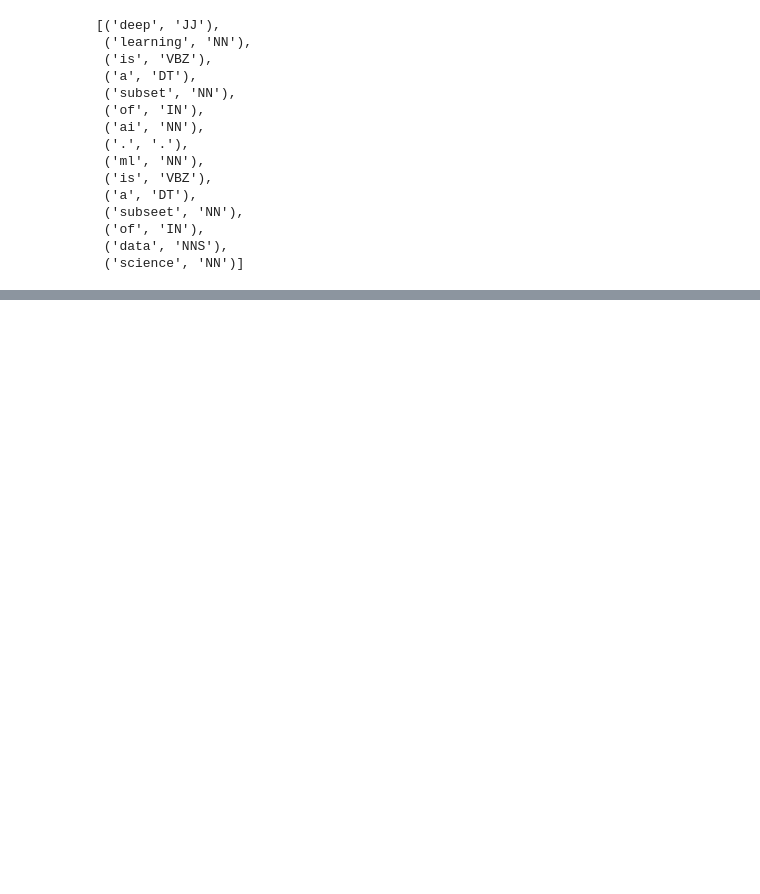
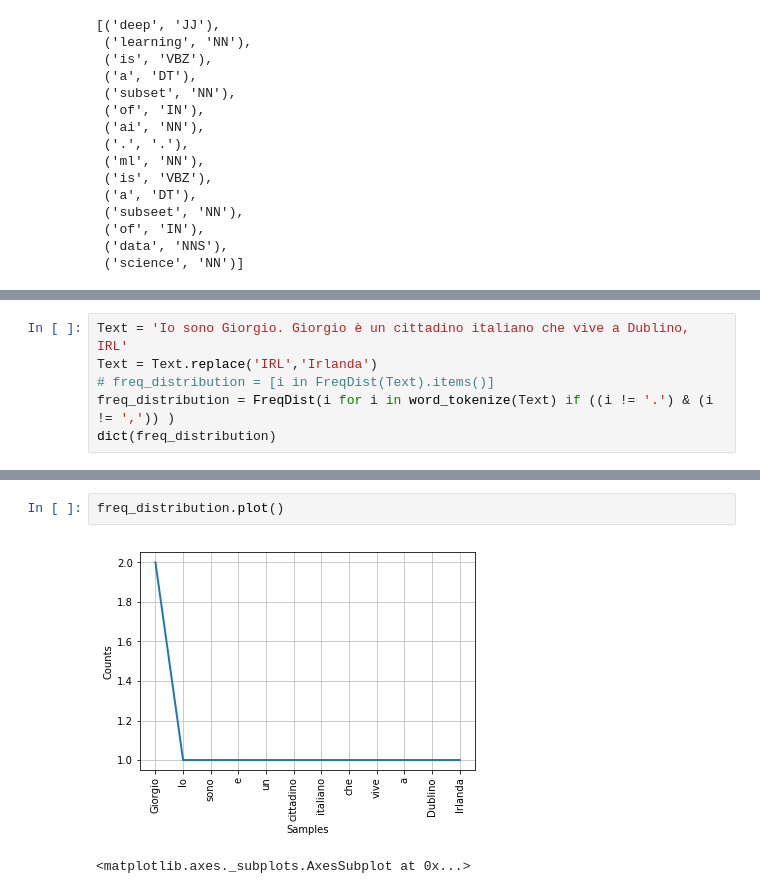
Before and after one commit to giorgiomondauto/NLP, a Jupyter notebook: NLP Practice.ipynb, the cells around one changed output, grey strips where cells are left out. Drawn from its saved outputs; the diff is of its cells as text; blank space fills up the shorter version.

Commit message:
added string manipulation and frequence distribution

```diff
--- a/NLP Practice.ipynb
+++ b/NLP Practice.ipynb
@@ -74,0 +77,6 @@ nltk.pos_tag(word_tokenized)
+# %%
+Text = 'Io sono Giorgio. Giorgio è un cittadino italiano che vive a Dublino, IRL'
+Text = Text.replace('IRL','Irlanda')
+# freq_distribution = [i in FreqDist(Text).items()]
+freq_distribution = FreqDist(i for i in word_tokenize(Text) if ((i != '.') & (i != ',')) )
+dict(freq_distribution)
@@ -74,0 +96,5 @@ nltk.pos_tag(word_tokenized)
+# %%
+freq_distribution.plot()
+# %% [output]
+[figure, added]
+<matplotlib.axes._subplots.AxesSubplot at 0x...>
```
Also changed, not shown: parts of 27 cells of this notebook.
